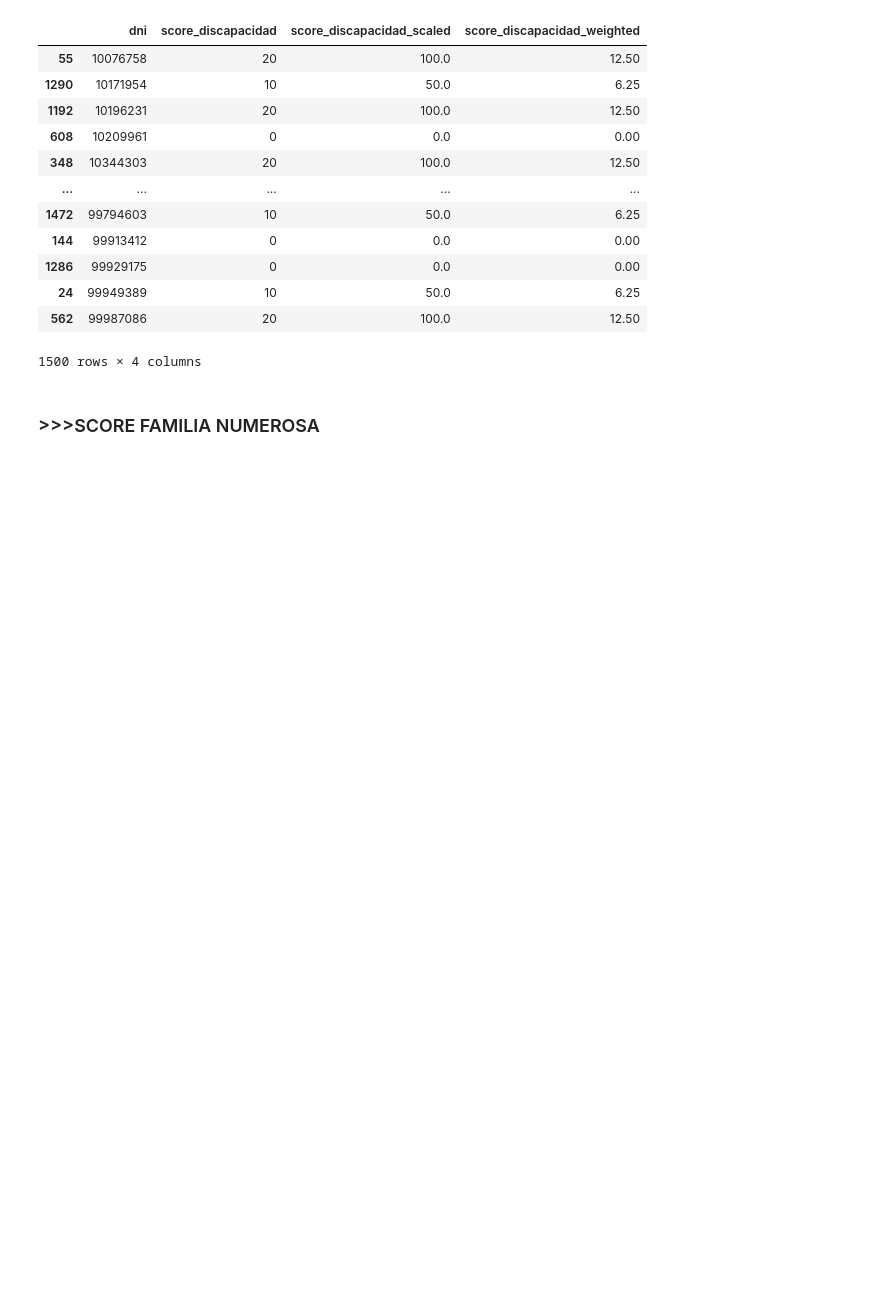
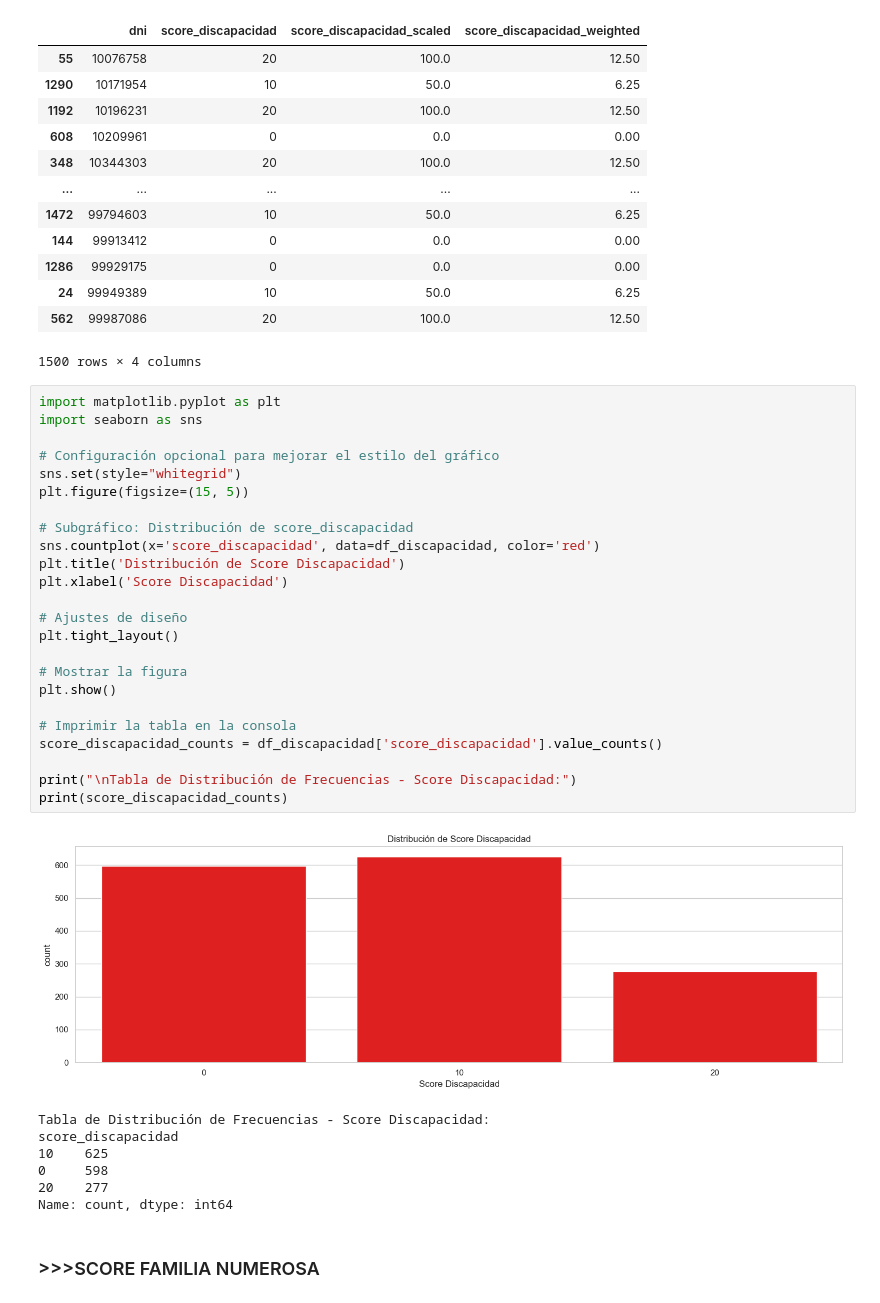
Before and after one commit to Equipo-1-FS-JAASC/Data-project-1, a Jupyter notebook: bbdd/scoring_jupyter.ipynb, the cells around one changed output. Cells and saved outputs as stored; diff of their text form; blank space fills up the shorter version.

```diff
--- a/bbdd/scoring_jupyter.ipynb
+++ b/bbdd/scoring_jupyter.ipynb
@@ -199,6 +232,38 @@ df_discapacidad
 | 24 | 99949389 | 10 | 50.0 | 6.25 |
 | 562 | 99987086 | 20 | 100.0 | 12.50 |
 1500 rows × 4 columns
+# %%
+import matplotlib.pyplot as plt
+import seaborn as sns
+
+# Configuración opcional para mejorar el estilo del gráfico
+sns.set(style="whitegrid")
+plt.figure(figsize=(15, 5))
+
+# Subgráfico: Distribución de score_discapacidad
+sns.countplot(x='score_discapacidad', data=df_discapacidad, color='red')
+plt.title('Distribución de Score Discapacidad')
+plt.xlabel('Score Discapacidad')
+
+# Ajustes de diseño
+plt.tight_layout()
+
+# Mostrar la figura
+plt.show()
+
+# Imprimir la tabla en la consola
+score_discapacidad_counts = df_discapacidad['score_discapacidad'].value_counts()
+
+print("\nTabla de Distribución de Frecuencias - Score Discapacidad:")
+print(score_discapacidad_counts)
+# %% [output]
+[figure, added]
+Tabla de Distribución de Frecuencias - Score Discapacidad:
+score_discapacidad
+10    625
+0     598
+20    277
+Name: count, dtype: int64
 # %% [markdown]
 ### >>>SCORE FAMILIA NUMEROSA
 # %%
```
Also changed, not shown: parts of 4 cells of this notebook.
